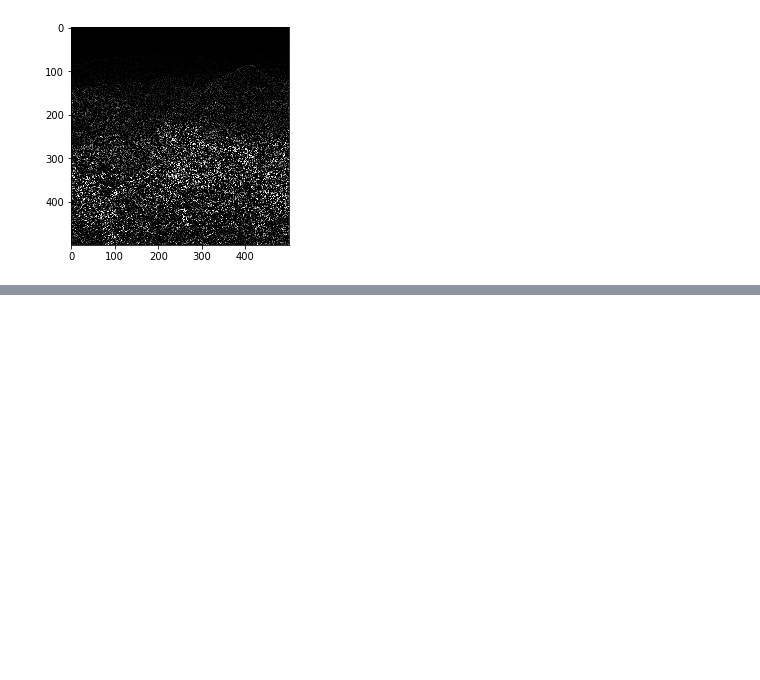
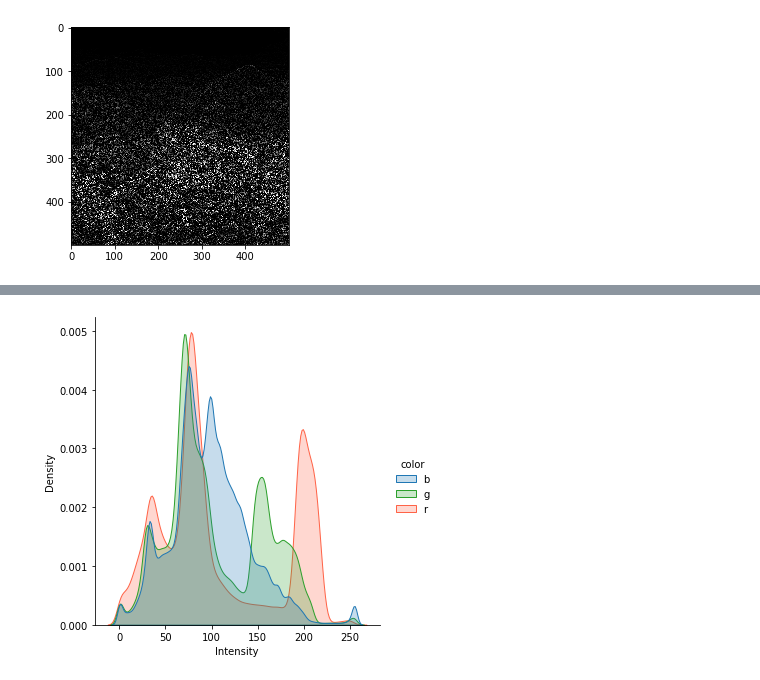
Before and after one commit to Defcon27/Image-Search-using-Parallel-Computing, a Jupyter notebook: Filters.ipynb, the cells around one changed output, grey strips where cells are left out. Saved outputs shown, nothing was run; the diff lists cells and outputs as text; code cells hidden in the pictures; blank space fills up the shorter version.

```diff
--- a/Filters.ipynb
+++ b/Filters.ipynb
@@ -134,0 +60,6 @@ plt.show()
+# %%
+from image_demo import plotRGBDistribution
+
+plotRGBDistribution(image)
+# %% [output]
+[figure, added]
```
Also changed, not shown: parts of 11 cells of this notebook, 2 other files.
